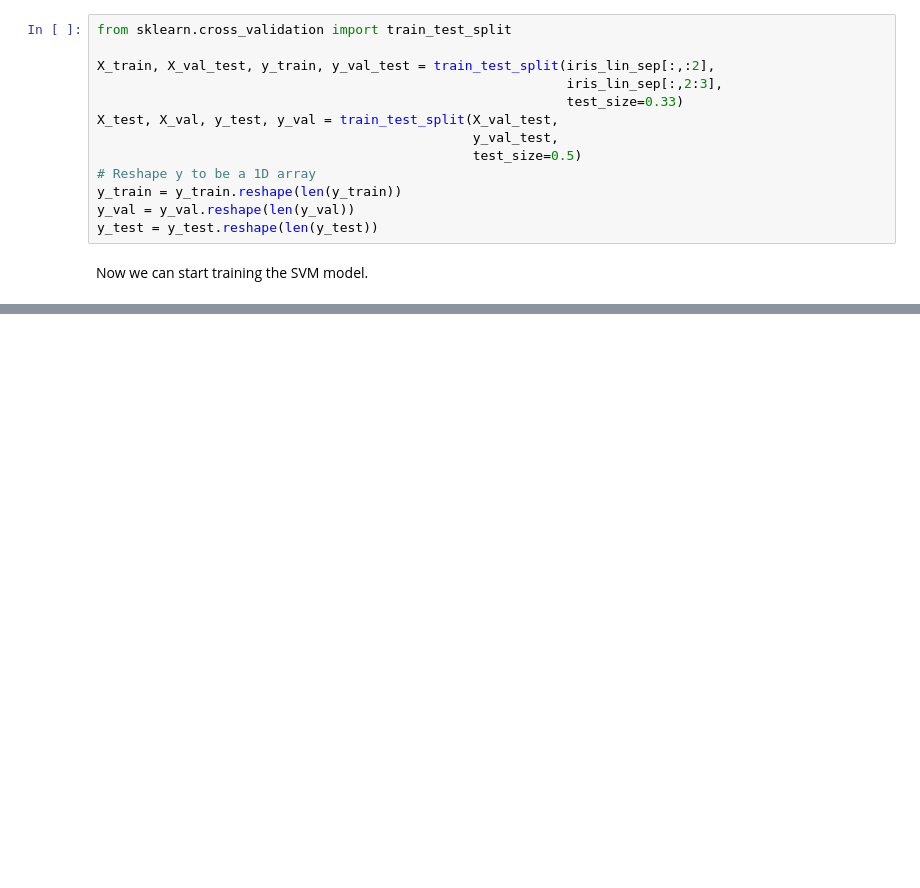
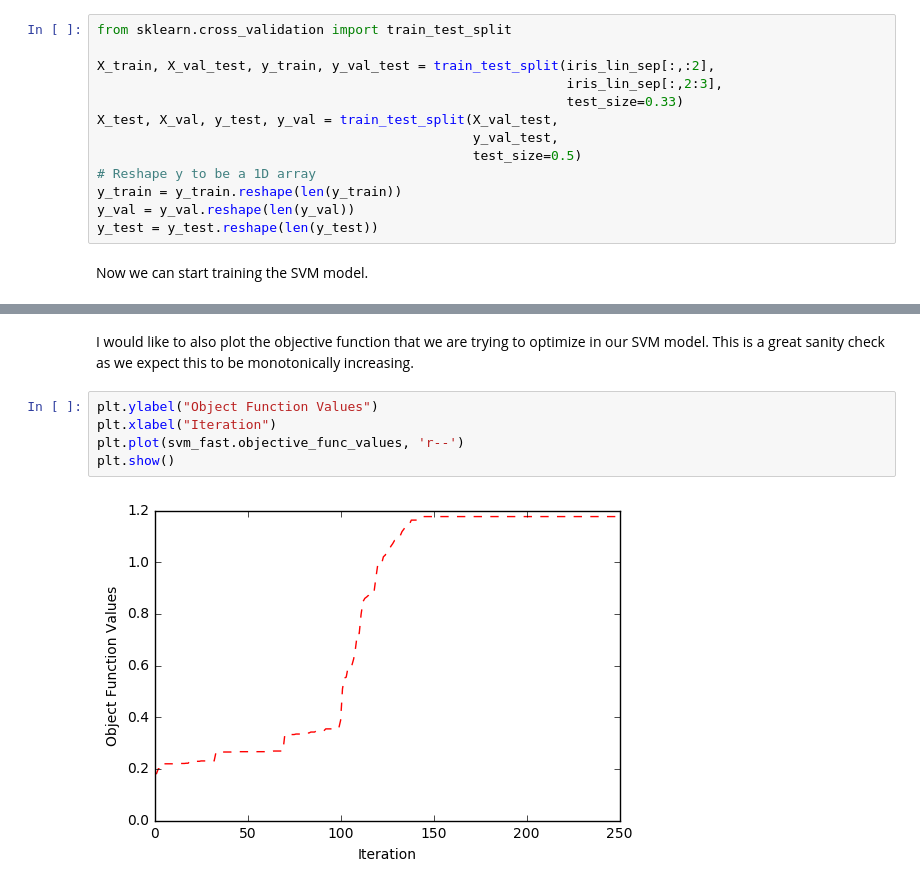
Before and after one commit to reza-asad/SVM-with-SMO, a Jupyter notebook: SVM.ipynb, the cells around one changed output, grey strips where cells are left out. Drawn from its saved outputs; the diff is of its cells as text; blank space fills up the shorter version.

```diff
--- a/SVM.ipynb
+++ b/SVM.ipynb
@@ -65 +74,10 @@ print "Error rate on the validataion data: {}".format(sum((svm_fast.predict(X_va
 Error rate on the validataion data: 0.0
+# %% [markdown]
+I would like to also plot the objective function that we are trying to optimize in our SVM model. This is a great sanity check as we expect this to be monotonically increasing.
+# %%
+plt.ylabel("Object Function Values")
+plt.xlabel("Iteration")
+plt.plot(svm_fast.objective_func_values, 'r--')
+plt.show()
+# %% [output]
+[figure, added]
```
Also changed, not shown: parts of 4 cells of this notebook, 2 other files.
